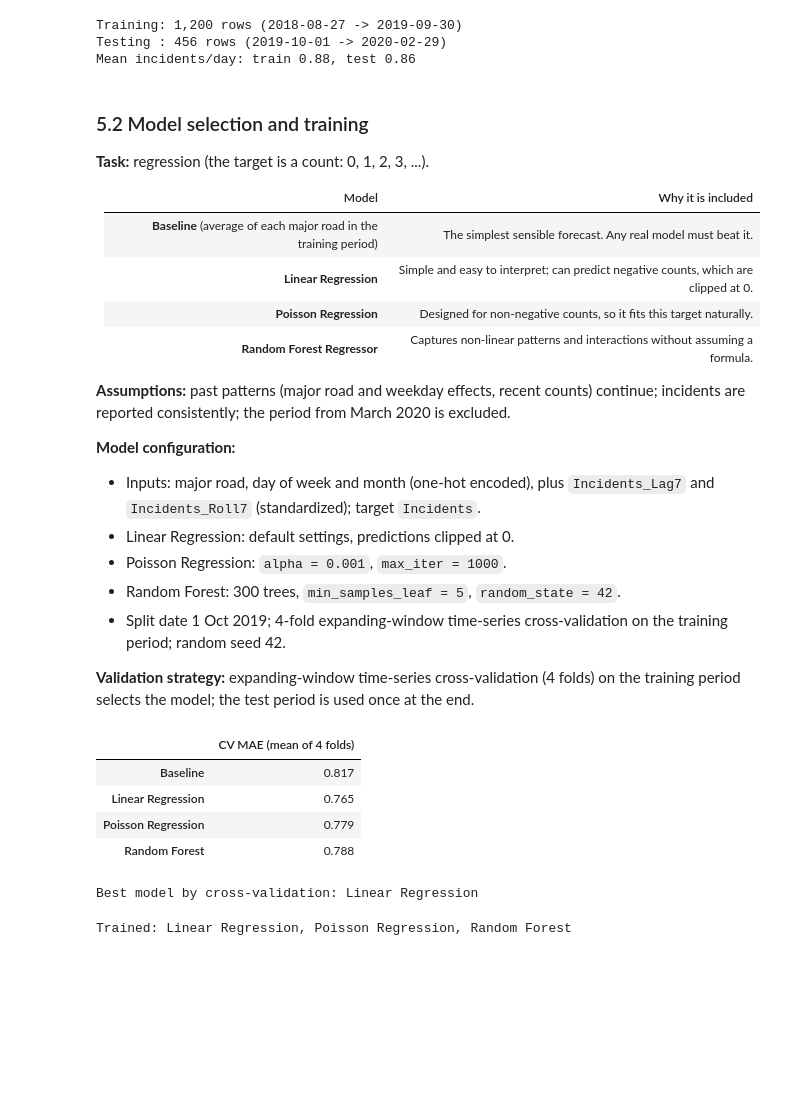
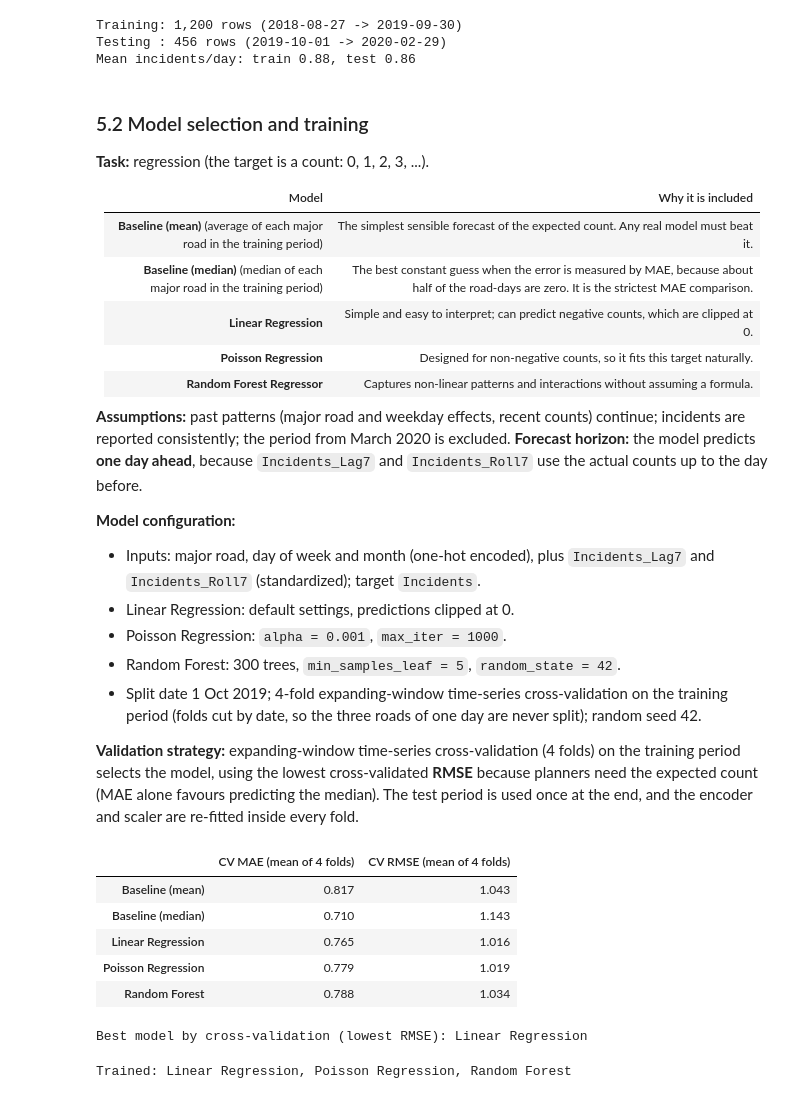
Before and after one commit to ralphflores-exe/CASE_STUDY, a Jupyter notebook: Pasig_Traffic_Incident_Regression.ipynb, the cells around one changed output. Saved outputs shown, nothing was run; the diff lists cells and outputs as text; code cells hidden in the pictures; blank space fills up the shorter version.

```diff
--- a/Pasig_Traffic_Incident_Regression.ipynb
+++ b/Pasig_Traffic_Incident_Regression.ipynb
@@ -662,63 +663,82 @@ Mean incidents/day: train 0.88, test 0.86
 
 | Model | Why it is included |
 |---|---|
-| **Baseline** (average of each major road in the training period) | The simplest sensible forecast. Any real model must beat it. |
+| **Baseline (mean)** (average of each major road in the training period) | The simplest sensible forecast of the expected count. Any real model must beat it. |
+| **Baseline (median)** (median of each major road in the training period) | The best constant guess when the error is measured by MAE, because about half of the road-days are zero. It is the strictest MAE comparison. |
 | **Linear Regression** | Simple and easy to interpret; can predict negative counts, which are clipped at 0. |
 | **Poisson Regression** | Designed for non-negative counts, so it fits this target naturally. |
 | **Random Forest Regressor** | Captures non-linear patterns and interactions without assuming a formula. |
 
-**Assumptions:** past patterns (major road and weekday effects, recent counts) continue; incidents are reported consistently; the period from March 2020 is excluded.
+**Assumptions:** past patterns (major road and weekday effects, recent counts) continue; incidents are reported consistently; the period from March 2020 is excluded. **Forecast horizon:** the model predicts **one day ahead**, because `Incidents_Lag7` and `Incidents_Roll7` use the actual counts up to the day before.
 
 **Model configuration:**
 - Inputs: major road, day of week and month (one-hot encoded), plus `Incidents_Lag7` and `Incidents_Roll7` (standardized); target `Incidents`.
 - Linear Regression: default settings, predictions clipped at 0.
 - Poisson Regression: `alpha = 0.001`, `max_iter = 1000`.
 - Random Forest: 300 trees, `min_samples_leaf = 5`, `random_state = 42`.
-- Split date 1 Oct 2019; 4-fold expanding-window time-series cross-validation on the training period; random seed 42.
+- Split date 1 Oct 2019; 4-fold expanding-window time-series cross-validation on the training period (folds cut by date, so the three roads of one day are never split); random seed 42.
 
-**Validation strategy:** expanding-window time-series cross-validation (4 folds) on the training period selects the model; the test period is used once at the end.
+**Validation strategy:** expanding-window time-series cross-validation (4 folds) on the training period selects the model, using the lowest cross-validated **RMSE** because planners need the expected count (MAE alone favours predicting the median). The test period is used once at the end, and the encoder and scaler are re-fitted inside every fold.
 # %%
 preprocess = ColumnTransformer([
     ('cat', OneHotEncoder(handle_unknown='ignore'), CAT),
     ('num', StandardScaler(), NUM),
 ])
 
 models = {
     'Linear Regression': LinearRegression(),
     'Poisson Regression': PoissonRegressor(alpha=1e-3, max_iter=1000),
     'Random Forest': RandomForestRegressor(n_estimators=300, min_samples_leaf=5, random_state=RANDOM_STATE),
 }
 pipes = {name: Pipeline([('prep', preprocess), ('model', m)]) for name, m in models.items()}
 
 def predict(name, pipe, X):
     p = pipe.predict(X)
     return np.clip(p, 0, None)          # a count cannot be negative
 
-def baseline_fit_predict(train_df, X):
-    means = train_df.groupby('MajorRoad')[TARGET].mean()
-    return X['MajorRoad'].map(means).values
+def baseline_fit_predict(train_df, X, how='mean'):
+    """Per-major-road baseline: the road's mean (default) or median count in the training data."""
+    stat = train_df.groupby('MajorRoad')[TARGET].agg(how)
+    return X['MajorRoad'].map(stat).values
 
-# Time-series cross-validation on the training period
-tscv = TimeSeriesSplit(n_splits=4)
-cv = {n: [] for n in ['Baseline'] + list(pipes)}
-for tr_idx, va_idx in tscv.split(X_train):
-    tr_df, va_df = train.iloc[tr_idx], train.iloc[va_idx]
-    cv['Baseline'].append(mean_absolute_error(va_df[TARGET], baseline_fit_predict(tr_df, va_df[CAT + NUM])))
+def rmse(y_true, y_pred):
+    return mean_squared_error(y_true, y_pred) ** 0.5
+
+# Time-series cross-validation on the training period. The folds are cut by DATE (not by row),
+# so the three major roads of one day are never split between training and validation.
+BASELINES = {'Baseline (mean)': 'mean', 'Baseline (median)': 'median'}
+names_cv = list(BASELINES) + list(pipes)
+cv_mae = {n: [] for n in names_cv}
+cv_rmse = {n: [] for n in names_cv}
+dates = np.sort(train['Date'].unique())
+for tr_d, va_d in TimeSeriesSplit(n_splits=4).split(dates):
+    tr_df = train[train['Date'].isin(dates[tr_d])]
+    va_df = train[train['Date'].isin(dates[va_d])]
+    for n, how in BASELINES.items():
+        p = baseline_fit_predict(tr_df, va_df[CAT + NUM], how)
+        cv_mae[n].append(mean_absolute_error(va_df[TARGET], p)); cv_rmse[n].append(rmse(va_df[TARGET], p))
     for n, pipe in pipes.items():
-        pipe.fit(tr_df[CAT + NUM], tr_df[TARGET])
-        cv[n].append(mean_absolute_error(va_df[TARGET], predict(n, pipe, va_df[CAT + NUM])))
+        fold_pipe = clone(pipe).fit(tr_df[CAT + NUM], tr_df[TARGET])       # fresh copy for every fold
+        p = predict(n, fold_pipe, va_df[CAT + NUM])
+        cv_mae[n].append(mean_absolute_error(va_df[TARGET], p)); cv_rmse[n].append(rmse(va_df[TARGET], p))
 
-cv_table = pd.DataFrame({'CV MAE (mean of 4 folds)': {n: np.mean(v) for n, v in cv.items()}}).round(3)
+cv_table = pd.DataFrame({'CV MAE (mean of 4 folds)': {n: np.mean(v) for n, v in cv_mae.items()},
+                         'CV RMSE (mean of 4 folds)': {n: np.mean(v) for n, v in cv_rmse.items()}}).round(3)
 display(cv_table)
-best_name = cv_table.drop(index='Baseline')['CV MAE (mean of 4 folds)'].idxmin()
-print('Best model by cross-validation:', best_name)
+
+# The model is selected on RMSE: planners need the expected count, and RMSE rewards a good estimate of the mean.
+# (MAE alone favours predicting the median, which is 0 or 1 for most roads.)
+candidates = cv_table.drop(index=list(BASELINES))
+best_name = candidates['CV RMSE (mean of 4 folds)'].idxmin()
+print('Best model by cross-validation (lowest RMSE):', best_name)
 # %% [output]
-|  | CV MAE (mean of 4 folds) |
-| Baseline | 0.817 |
-| Linear Regression | 0.765 |
-| Poisson Regression | 0.779 |
-| Random Forest | 0.788 |
+|  | CV MAE (mean of 4 folds) | CV RMSE (mean of 4 folds) |
+| Baseline (mean) | 0.817 | 1.043 |
+| Baseline (median) | 0.710 | 1.143 |
+| Linear Regression | 0.765 | 1.016 |
+| Poisson Regression | 0.779 | 1.019 |
+| Random Forest | 0.788 | 1.034 |
-Best model by cross-validation: Linear Regression
+Best model by cross-validation (lowest RMSE): Linear Regression
 # %%
 # Final training on the whole training period
 for pipe in pipes.values():
```
Also changed, not shown: parts of 14 cells of this notebook, 1 other file.
